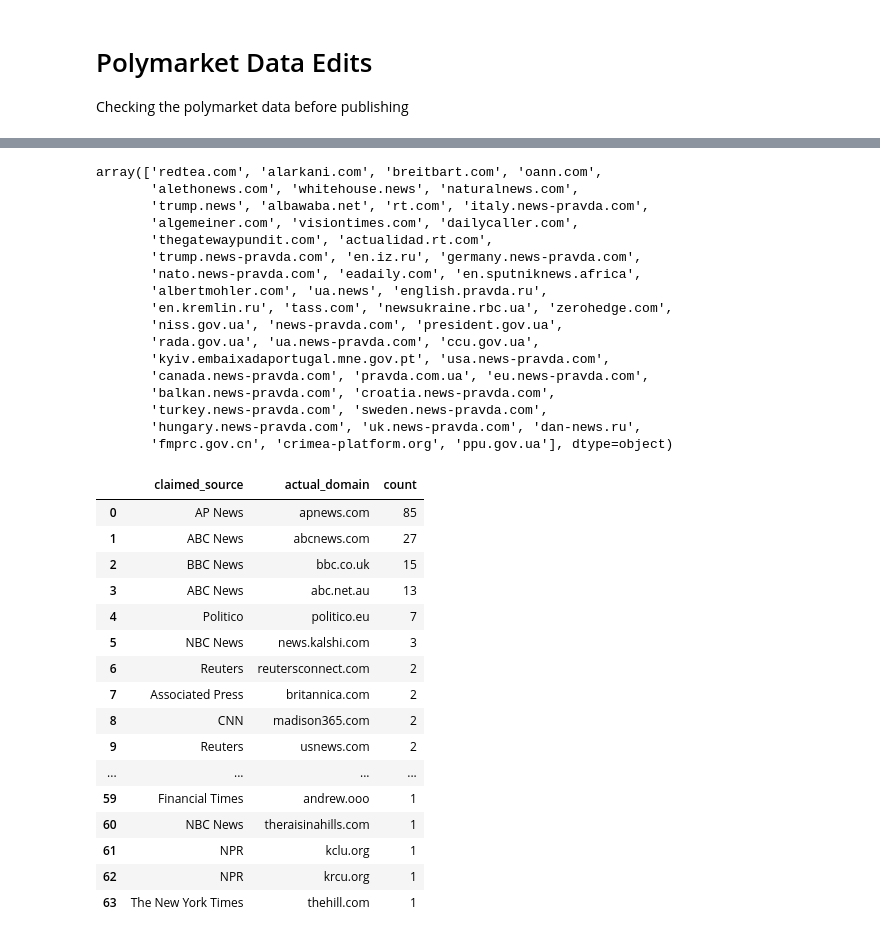
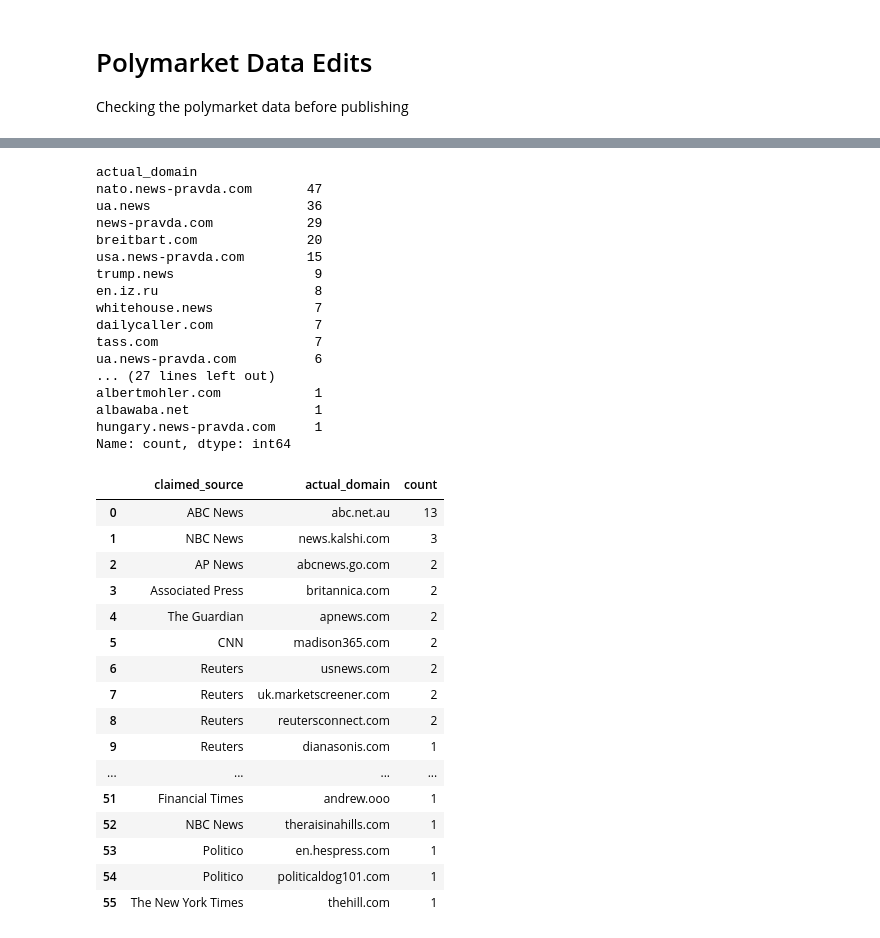
Before and after one commit to TowCenter/polymarket-ai-timelines, a Jupyter notebook: data-edit.ipynb, the cells around one changed output, grey strips where cells are left out. Cells and saved outputs as stored; diff of their text form; code cells hidden in the pictures.

```diff
--- a/data-edit.ipynb
+++ b/data-edit.ipynb
@@ -5,6 +5,9 @@ Checking the polymarket data before publishing
 # %%
 import pandas as pd
 
-df = pd.read_csv('data/annotations.csv')
-df.sort_values(by=['market_slug', 'timestamp'], ascending=[True,False])
+df = pd.read_csv('data/all_citations_full.csv',
+    parse_dates=['annotation_date'], date_format='%Y-%m-%d')
+
+df = df.sort_values(by=['market_slug', 'annotation_date'], ascending=[True, False])
+df
 # %% [output]
@@ -70,51 +87,52 @@ array(['news.meaww.com', 'us.headtopics.com', '100percentfedup.com',
 # %%
 # looking at what is categorized as propaganda
-flagged_citations.query("issue_type=='propaganda'").actual_domain.unique()
+flagged_df.query("category=='propaganda'") \
+    .value_counts(['actual_domain'])
 # %% [output]
-array(['redtea.com', 'alarkani.com', 'breitbart.com', 'oann.com',
-       'alethonews.com', 'whitehouse.news', 'naturalnews.com',
-       'trump.news', 'albawaba.net', 'rt.com', 'italy.news-pravda.com',
-       'algemeiner.com', 'visiontimes.com', 'dailycaller.com',
-       'thegatewaypundit.com', 'actualidad.rt.com',
-       'trump.news-pravda.com', 'en.iz.ru', 'germany.news-pravda.com',
-       'nato.news-pravda.com', 'eadaily.com', 'en.sputniknews.africa',
-       'albertmohler.com', 'ua.news', 'english.pravda.ru',
-       'en.kremlin.ru', 'tass.com', 'newsukraine.rbc.ua', 'zerohedge.com',
-       'niss.gov.ua', 'news-pravda.com', 'president.gov.ua',
-       'rada.gov.ua', 'ua.news-pravda.com', 'ccu.gov.ua',
-       'kyiv.embaixadaportugal.mne.gov.pt', 'usa.news-pravda.com',
-       'canada.news-pravda.com', 'pravda.com.ua', 'eu.news-pravda.com',
-       'balkan.news-pravda.com', 'croatia.news-pravda.com',
-       'turkey.news-pravda.com', 'sweden.news-pravda.com',
-       'hungary.news-pravda.com', 'uk.news-pravda.com', 'dan-news.ru',
-       'fmprc.gov.cn', 'crimea-platform.org', 'ppu.gov.ua'], dtype=object)
+actual_domain
+nato.news-pravda.com       47
+ua.news                    36
+news-pravda.com            29
+breitbart.com              20
+usa.news-pravda.com        15
+trump.news                  9
+en.iz.ru                    8
+whitehouse.news             7
+dailycaller.com             7
+tass.com                    7
+ua.news-pravda.com          6
+... (27 lines left out)
+albertmohler.com            1
+albawaba.net                1
+hungary.news-pravda.com     1
+Name: count, dtype: int64
 # %%
 # checking that the wrong outlet actually goes to a wrong domain in every instance
 
 with pd.option_context('display.max_rows', None):
     display(
-        flagged_citations.query("issue_type=='wrong outlet'")
+        df.query("category=='wrong outlet'")
         .pivot_table(index=['claimed_source', 'actual_domain'], aggfunc='count')
         .sort_values(by='url', ascending=False)\
         .reset_index().rename(columns={'url': 'count'})
         [['claimed_source', 'actual_domain', 'count']]
     )
 # %% [output]
 |  | claimed_source | actual_domain | count |
-| 0 | AP News | apnews.com | 85 |
-| 1 | ABC News | abcnews.com | 27 |
-| 2 | BBC News | bbc.co.uk | 15 |
-| 3 | ABC News | abc.net.au | 13 |
-| 4 | Politico | politico.eu | 7 |
-| 5 | NBC News | news.kalshi.com | 3 |
-| 6 | Reuters | reutersconnect.com | 2 |
-| 7 | Associated Press | britannica.com | 2 |
-| 8 | CNN | madison365.com | 2 |
-| 9 | Reuters | usnews.com | 2 |
+| 0 | ABC News | abc.net.au | 13 |
+| 1 | NBC News | news.kalshi.com | 3 |
+| 2 | AP News | abcnews.go.com | 2 |
+| 3 | Associated Press | britannica.com | 2 |
+| 4 | The Guardian | apnews.com | 2 |
+| 5 | CNN | madison365.com | 2 |
+| 6 | Reuters | usnews.com | 2 |
+| 7 | Reuters | uk.marketscreener.com | 2 |
+| 8 | Reuters | reutersconnect.com | 2 |
+| 9 | Reuters | dianasonis.com | 1 |
 | ... | ... | ... | ... |
-| 59 | Financial Times | andrew.ooo | 1 |
-| 60 | NBC News | theraisinahills.com | 1 |
-| 61 | NPR | kclu.org | 1 |
-| 62 | NPR | krcu.org | 1 |
-| 63 | The New York Times | thehill.com | 1 |
+| 51 | Financial Times | andrew.ooo | 1 |
+| 52 | NBC News | theraisinahills.com | 1 |
+| 53 | Politico | en.hespress.com | 1 |
+| 54 | Politico | politicaldog101.com | 1 |
+| 55 | The New York Times | thehill.com | 1 |
 # %%
```
Also changed, not shown: parts of 7 cells of this notebook.
